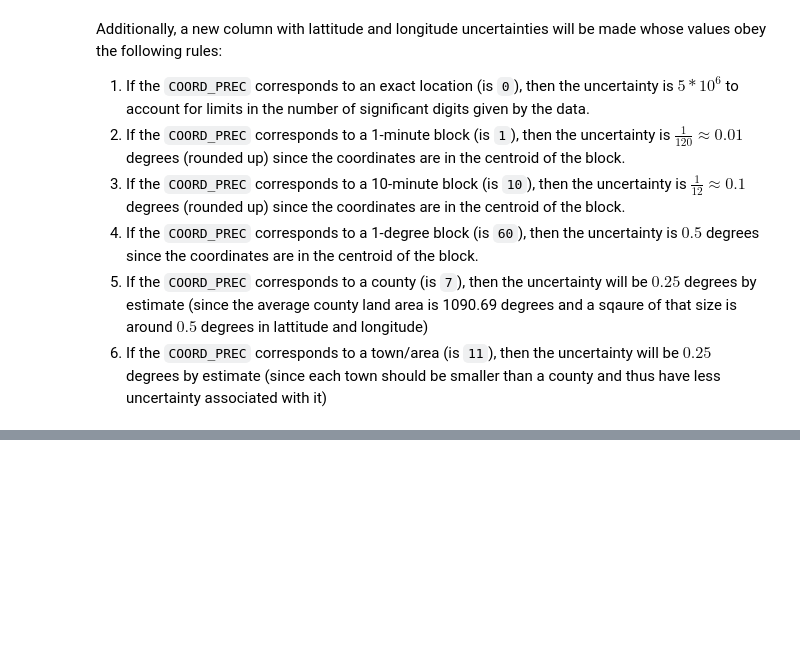
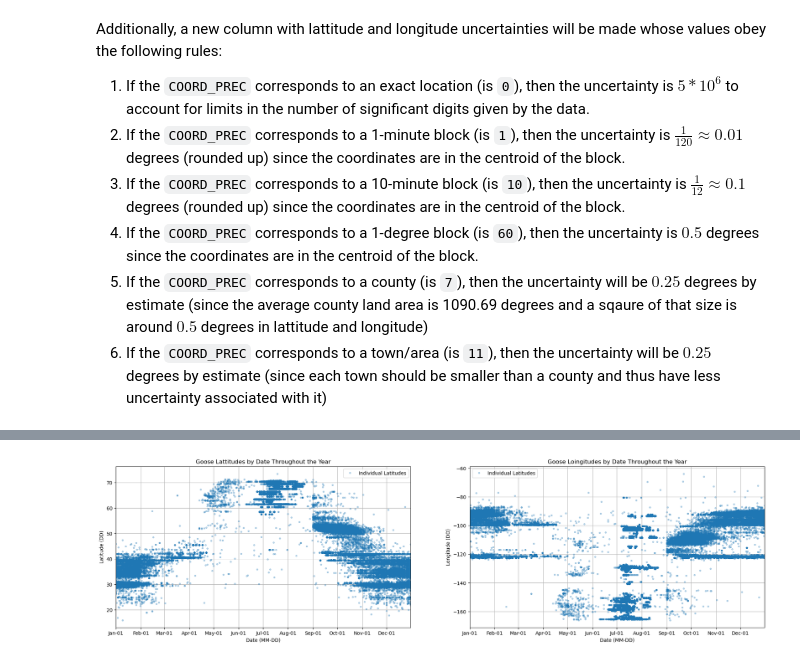
Before and after one commit to BoAndArrows/CMSC320-Final-B-W-Y-C, a Jupyter notebook: white_fronted_goose.ipynb, the cells around one changed output, grey strips where cells are left out. Cells and saved outputs as stored; diff of their text form; code cells hidden in the pictures; blank space fills up the shorter version.

```diff
--- a/white_fronted_goose.ipynb
+++ b/white_fronted_goose.ipynb
@@ -166,0 +165,36 @@ months_dict = goose_data.groupby('EVENT_MONTH')
+# %%
+#
+# Plot the latitudes and longitudes by date throughout the year
+#
+
+fig, (ax1, ax2) = plt.subplots(1,2, figsize=(24, 6))
+fmt = mdates.DateFormatter("%b-%d")
+
+#
+# Plot lattitudes by date excluding the year.
+#
+ax1.plot(goose_data['EVENT_DATE'].apply(lambda x : x.replace(year = 2000)), goose_data['LAT_DD'], marker='.', linestyle='None', alpha=0.3, label='Individual Latitudes')
+ax1.xaxis.set_major_formatter(fmt)
+ax1.xaxis.set_major_locator(mdates.MonthLocator(bymonthday=1))
+ax1.set_xlim([datetime(2000, 1, 1), datetime(2000, 12, 31)])
+ax1.set_xlabel('Date (MM-DD)')
+ax1.set_ylabel('Latitude (DD)')
+ax1.legend()
+ax1.set_title('Goose Lattitudes by Date Throughout the Year')
+ax1.grid()
+
+#
+# Plot longitudes by date excluding the year.
+#
+ax2.plot(goose_data['EVENT_DATE'].apply(lambda x : x.replace(year = 2000)), goose_data['LON_DD'], marker='.', linestyle='None', alpha=0.3, label='Individual Latitudes')
+ax2.xaxis.set_major_formatter(fmt)
+ax2.xaxis.set_major_locator(mdates.MonthLocator(bymonthday=1))
+ax2.set_xlim([datetime(2000, 1, 1), datetime(2000, 12, 31)])
+ax2.set_xlabel('Date (MM-DD)')
+ax2.set_ylabel('Longitude (DD)')
+ax2.legend()
+ax2.set_title('Goose Loingitudes by Date Throughout the Year')
+ax2.grid()
+plt.show()
+# %% [output]
+[figure, added]
```
Also changed, not shown: parts of 14 cells of this notebook.
